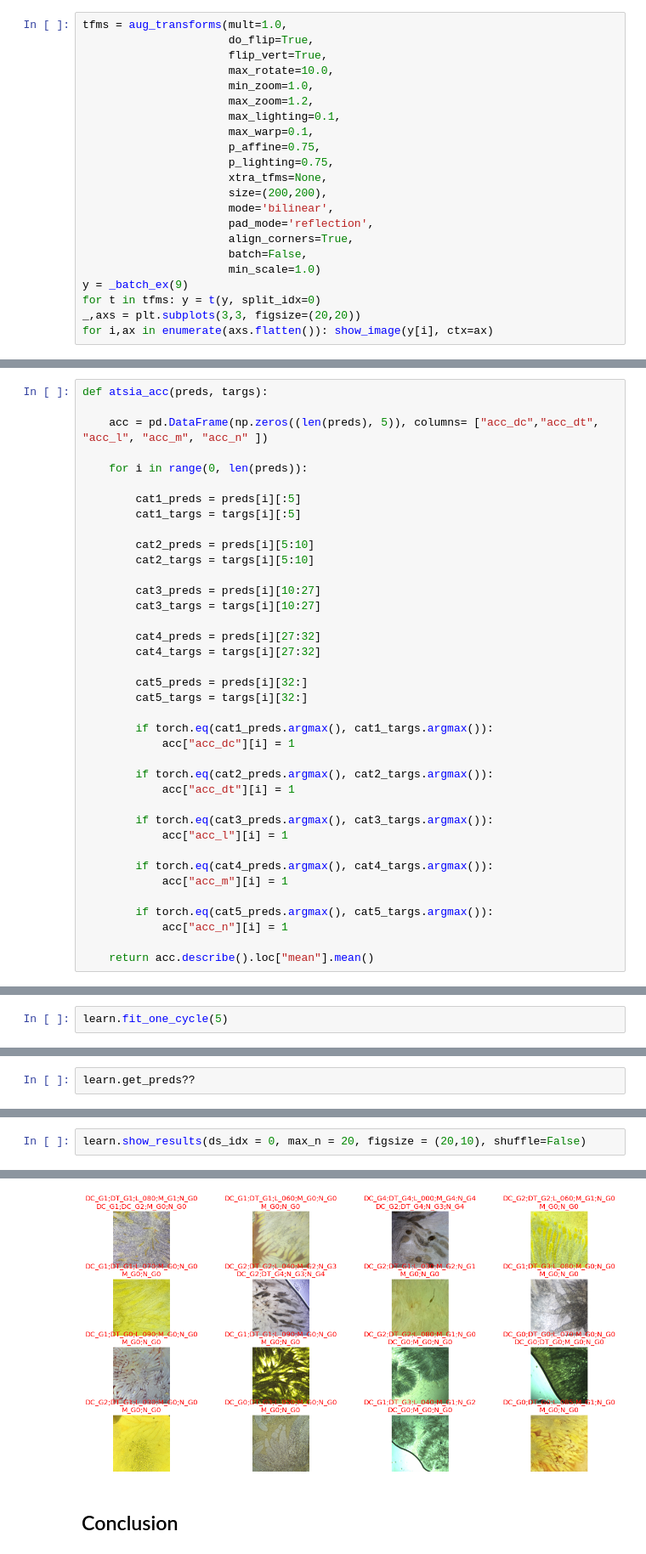
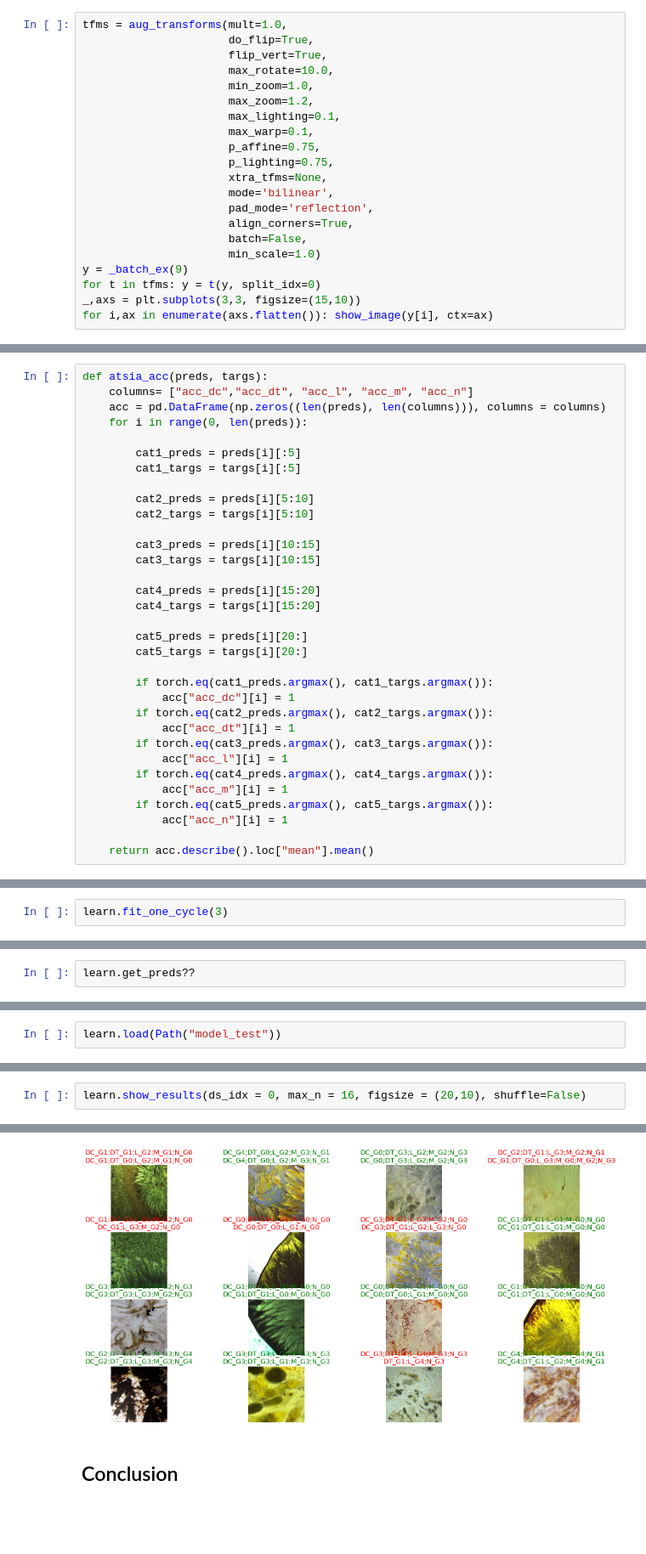
Before and after one commit to gabrielfreire08/ATSIA, a Jupyter notebook: atsia.ipynb, the cells around one changed output, grey strips where cells are left out. Shown at 85% size. Saved outputs shown, nothing was run; the diff lists cells and outputs as text; blank space fills up the shorter version.

```diff
--- a/atsia.ipynb
+++ b/atsia.ipynb
@@ -168,7 +181,6 @@ tfms = aug_transforms(mult=1.0,
                       p_affine=0.75,
                       p_lighting=0.75,
                       xtra_tfms=None,
-                      size=(200,200),
                       mode='bilinear',
                       pad_mode='reflection',
                       align_corners=True,
@@ -176,6 +188,6 @@ tfms = aug_transforms(mult=1.0,
                       min_scale=1.0)
 y = _batch_ex(9)
 for t in tfms: y = t(y, split_idx=0)
-_,axs = plt.subplots(3,3, figsize=(20,20))
+_,axs = plt.subplots(3,3, figsize=(15,10))
 for i,ax in enumerate(axs.flatten()): show_image(y[i], ctx=ax)
 # %% [output]
@@ -246,9 +257,8 @@ dls.valid.items
 ### Binary Cross-Entropy
 # %%
 def atsia_acc(preds, targs):
-
-    acc = pd.DataFrame(np.zeros((len(preds), 5)), columns= ["acc_dc","acc_dt", "acc_l", "acc_m", "acc_n" ])
-
+    columns= ["acc_dc","acc_dt", "acc_l", "acc_m", "acc_n"]
+    acc = pd.DataFrame(np.zeros((len(preds), len(columns))), columns = columns)
     for i in range(0, len(preds)):
 
         cat1_preds = preds[i][:5]
@@ -257,27 +267,23 @@ def atsia_acc(preds, targs):
         cat2_preds = preds[i][5:10]
         cat2_targs = targs[i][5:10]
 
-        cat3_preds = preds[i][10:27]
-        cat3_targs = targs[i][10:27]
+        cat3_preds = preds[i][10:15]
+        cat3_targs = targs[i][10:15]
 
-        cat4_preds = preds[i][27:32]
-        cat4_targs = targs[i][27:32]
+        cat4_preds = preds[i][15:20]
+        cat4_targs = targs[i][15:20]
 
-        cat5_preds = preds[i][32:]
-        cat5_targs = targs[i][32:]
+        cat5_preds = preds[i][20:]
+        cat5_targs = targs[i][20:]
 
         if torch.eq(cat1_preds.argmax(), cat1_targs.argmax()):
             acc["acc_dc"][i] = 1
-
         if torch.eq(cat2_preds.argmax(), cat2_targs.argmax()):
             acc["acc_dt"][i] = 1
-
         if torch.eq(cat3_preds.argmax(), cat3_targs.argmax()):
             acc["acc_l"][i] = 1
-
         if torch.eq(cat4_preds.argmax(), cat4_targs.argmax()):
             acc["acc_m"][i] = 1
-
         if torch.eq(cat5_preds.argmax(), cat5_targs.argmax()):
             acc["acc_n"][i] = 1
 
@@ -310,4 +327,4 @@ learn.fine_tune(1, base_lr=3e-3, freeze_epochs=1)
 # %%
-learn.fit_one_cycle(5)
+learn.fit_one_cycle(3)
 # %% [output]
 | epoch | train_loss | valid_loss | atsia_acc | time |
@@ -513,0 +508,2 @@ len(dls.train.one_batch())
+# %%
+learn.load(Path("model_test"))
@@ -514,8 +512,8 @@ len(dls.train.one_batch())
 # %%
-learn.show_results(ds_idx = 0, max_n = 20, figsize = (20,10), shuffle=False)
+learn.show_results(ds_idx = 0, max_n = 16, figsize = (20,10), shuffle=False)
 # %% [output]
 [interactive output not drawn]
-[figure, old version]
+[figure, new version]
 # %% [markdown]
 ## Conclusion
 # %% [markdown]
```
Also changed, not shown: parts of 39 cells of this notebook.
